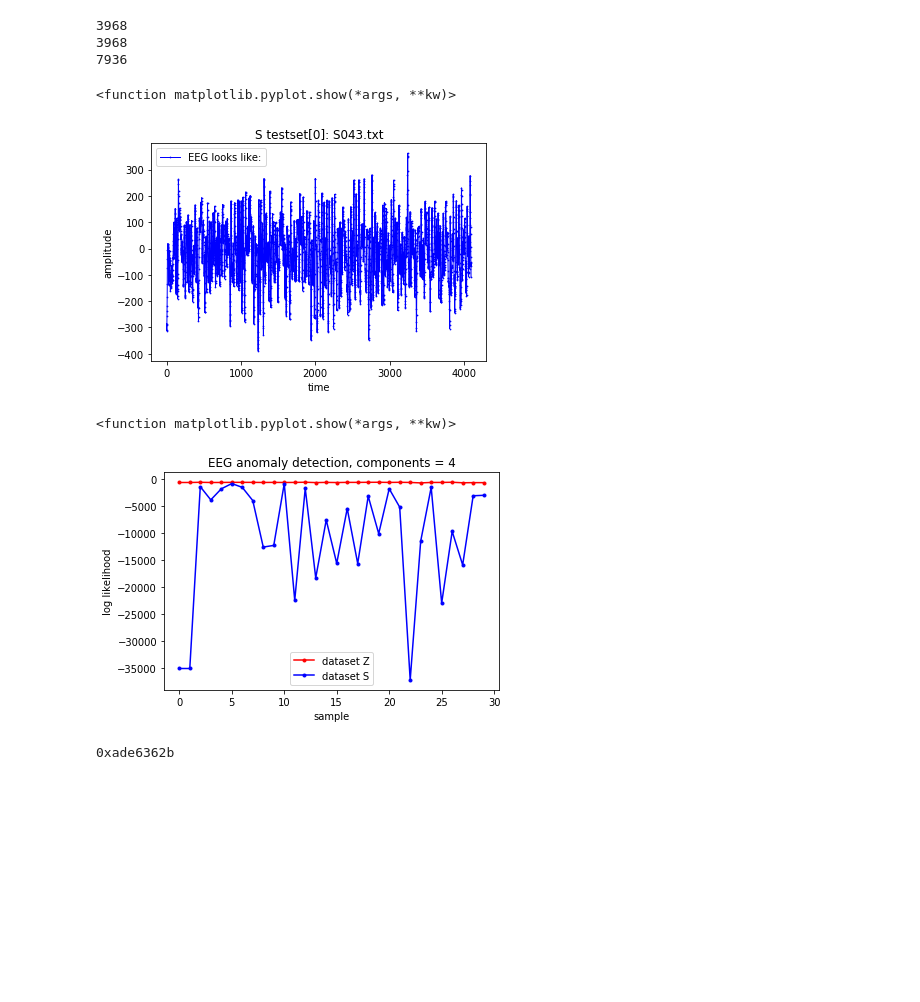
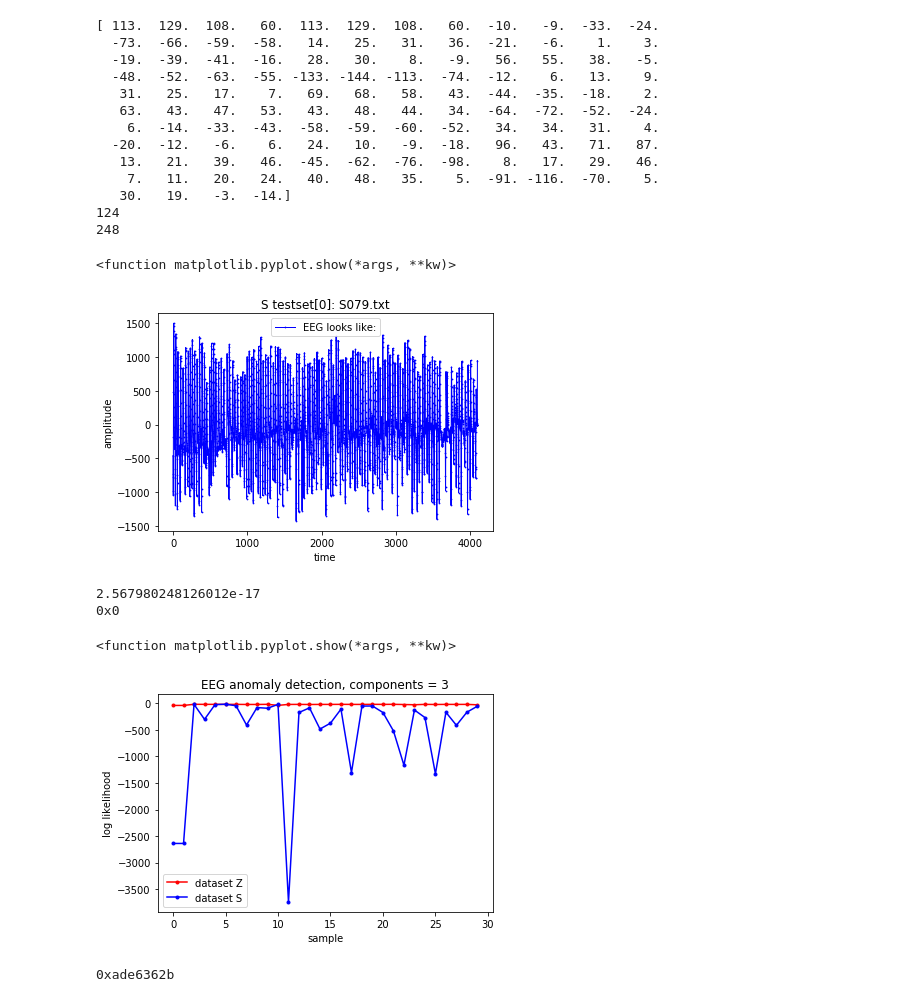
Before and after one commit to KTH-IL2232/HMM_Anomaly_Detection_Python, a Jupyter notebook: HMM-Gaussian_EEG/HMM-GMM.ipynb, the cells around one changed output. Cells and saved outputs as stored; diff of their text form; code cells hidden in the pictures; blank space fills up the shorter version.

Commit message:
Update print data

```diff
--- a/HMM-Gaussian_EEG/HMM-GMM.ipynb
+++ b/HMM-Gaussian_EEG/HMM-GMM.ipynb
@@ -37,10 +38,12 @@ Z_train, Z_test = train_test_split(
 S_train, S_test = train_test_split(
     files_S, test_size = 0.3)
 
-data_Z_train = np.loadtxt(datapath_Z + '/' + Z_train[0])[0:128]
+data_Z_train = np.loadtxt(datapath_Z + '/' + Z_train[0])[0:4]
+#data_Z_train = preprocessing.normalize([data_Z_train])[0]
 data_Z_train_len = [len(data_Z_train)]
 for file in Z_train:
-    data_file = np.loadtxt(datapath_Z + '/' + file)[0:128]
+    data_file = np.loadtxt(datapath_Z + '/' + file)[0:4]
+    #data_file = preprocessing.normalize([data_file])[0]
     data_Z_train = np.concatenate([data_Z_train, data_file])
     data_Z_train_len.append(len(data_file))
 
@@ -53,61 +56,78 @@ plt.savefig('Z_1.png', dpi=2000)
 plt.legend()
 plt.show
 
-data_Z_test = np.loadtxt(datapath_Z + '/' + Z_test[0])[0:128]
+data_Z_test = np.loadtxt(datapath_Z + '/' + Z_test[0])[0:4]
+#data_Z_test = preprocessing.normalize([data_Z_test])[0]
 data_Z_test_len = [len(data_Z_test)]
 for file in Z_test:
-    data_file = np.loadtxt(datapath_Z + '/' + file)[0:128]
+    data_file = np.loadtxt(datapath_Z + '/' + file)[0:4]
+    #data_file = preprocessing.normalize([data_file])[0]
     data_Z_test = np.concatenate([data_Z_test, data_file])
     data_Z_test_len.append(len(data_file))
 my_file = open("./dataset_coe/Z_data.coe", "w")
-my_file.write("memory_initialization_radix=16;")
+my_file.write("memory_initialization_radix=16;\n")
 my_file.write("memory_initialization_vector=")
 for i in data_Z_test:
-    my_file.write("%s \n" %dc.Dec2hex(i, 32, 20, signedness = "signed")[2:])
+    my_file.write("%s \n" %dc.Dec2purehex(i, 64, 52, signedness = "signed"))
+my_file.write(";")
 my_file.close()
-print(len(data_Z_test))
-data_S_test = np.loadtxt(datapath_S + '/' + S_test[0])[0:128]
+print(data_Z_test)
+data_S_test = np.loadtxt(datapath_S + '/' + S_test[0])[0:4]
+#data_S_test = preprocessing.normalize([data_S_test])[0]
 data_S_test_len = [len(data_S_test)]
 for file in S_test:
-    data_file = np.loadtxt(datapath_S + '/' + file)[0:128]
+    data_file = np.loadtxt(datapath_S + '/' + file)[0:4]
+    #data_file = preprocessing.normalize([data_file])[0]
     data_S_test = np.concatenate([data_S_test, data_file])
     data_S_test_len.append(len(data_file))
 my_file = open("./dataset_coe/S_data.coe", "w")
 my_file.write("memory_initialization_radix=16;")
 my_file.write("memory_initialization_vector=")
 for i in data_Z_test:
-    my_file.write("%s \n" %dc.Dec2hex(i, 32, 20, signedness = "signed")[2:])
+    my_file.write("%s \n" %dc.Dec2purehex(i, 64, 52, signedness = "signed"))
+my_file.write(";")
 my_file.close()
 print(len(data_S_test))
 
 data_test_all = np.concatenate([data_Z_test, data_S_test])
 my_file = open("./dataset_coe/data_all.coe", "w")
 my_file.write("memory_initialization_radix=16;")
 my_file.write("memory_initialization_vector=")
 for i in data_Z_test:
-    my_file.write("%s \n" %dc.Dec2hex(i, 32, 20, signedness = "signed")[2:])
+    my_file.write("%s \n" %dc.Dec2purehex(i, 64, 52, signedness = "signed"))
+my_file.write(";")
 my_file.close()
 print(len(data_test_all))
 
 
 
 plt.cla()
 plt.plot(np.loadtxt(datapath_S + '/' + S_test[0]), ".-", label="EEG looks like:", color = 'b',linewidth = 1, markersize = 1.5)
 plt.xlabel("time")
 plt.ylabel("amplitude")
 #plt.yscale("symlog")
 plt.title("S testset[0]: "+ S_test[0])
 plt.savefig('S_1.png', dpi=2000)
 plt.legend()
 plt.show
 #test_data = np.concatenate([data_Z_test, data_S_test])
 #test_data_len = np.concatenate([data_Z_test_len, data_S_test_len])
 # %% [output]
-3968
-3968
-7936
+[ 113.  129.  108.   60.  113.  129.  108.   60.  -10.   -9.  -33.  -24.
+  -73.  -66.  -59.  -58.   14.   25.   31.   36.  -21.   -6.    1.    3.
+  -19.  -39.  -41.  -16.   28.   30.    8.   -9.   56.   55.   38.   -5.
+  -48.  -52.  -63.  -55. -133. -144. -113.  -74.  -12.    6.   13.    9.
+   31.   25.   17.    7.   69.   68.   58.   43.  -44.  -35.  -18.    2.
+   63.   43.   47.   53.   43.   48.   44.   34.  -64.  -72.  -52.  -24.
+    6.  -14.  -33.  -43.  -58.  -59.  -60.  -52.   34.   34.   31.    4.
+  -20.  -12.   -6.    6.   24.   10.   -9.  -18.   96.   43.   71.   87.
+   13.   21.   39.   46.  -45.  -62.  -76.  -98.    8.   17.   29.   46.
+    7.   11.   20.   24.   40.   48.   35.    5.  -91. -116.  -70.    5.
+   30.   19.   -3.  -14.]
+124
+248
 <function matplotlib.pyplot.show(*args, **kw)>
-[figure, old version]
+[figure, new version]
 # %%
 #train hmm for ECG dataset
 EEG_HMM = hmm.GaussianHMM(n_components = 3, covariance_type = "full")
@@ -143,6 +163,7 @@ my_file.close()
 # %%
 score_Z = []
 score_S = []
+
 for i in range(len(Z_test)):
     data = data_Z_test[i * data_Z_test_len[i] : (i + 1) * data_Z_test_len[i]]
     score_Z.append(EEG_HMM.score(data.reshape(-1, 1)))
@@ -152,19 +173,24 @@ for i in range(len(S_test)):
     data = data_S_test[i * data_S_test_len[i] : (i + 1) * data_S_test_len[i]]
     score_S.append(EEG_HMM.score(data.reshape(-1, 1)))
     # print(EGG_HMM.score(data.reshape(-1, 1)))
+print(math.exp(score_Z[0]))
+print(dc.Dec2hex(math.exp(score_Z[0]), 64, 52, signedness = "signed"))
+# %% [output]
+2.567980248126012e-17
+0x0
 # %%
 plt.plot(score_Z[:], ".-", label="dataset Z", color = 'r')
 plt.plot(score_S[:], ".-", label="dataset S", color = 'b')
 plt.xlabel("sample")
 plt.ylabel("log likelihood")
 #plt.yscale("symlog")
-plt.title("EEG anomaly detection, components = 4")
+plt.title("EEG anomaly detection, components = 3")
 plt.legend()
 plt.savefig('EEGscore.png', dpi=2000)
 plt.show
 # %% [output]
 <function matplotlib.pyplot.show(*args, **kw)>
-[figure, old version]
+[figure, new version]
 # %%
 print("%s \n" %dc.Dec2hex(-2.565648, 32, 29, signedness = "signed"))
 # %% [output]
```
Also changed, not shown: parts of 2 cells of this notebook, 25 other files.
